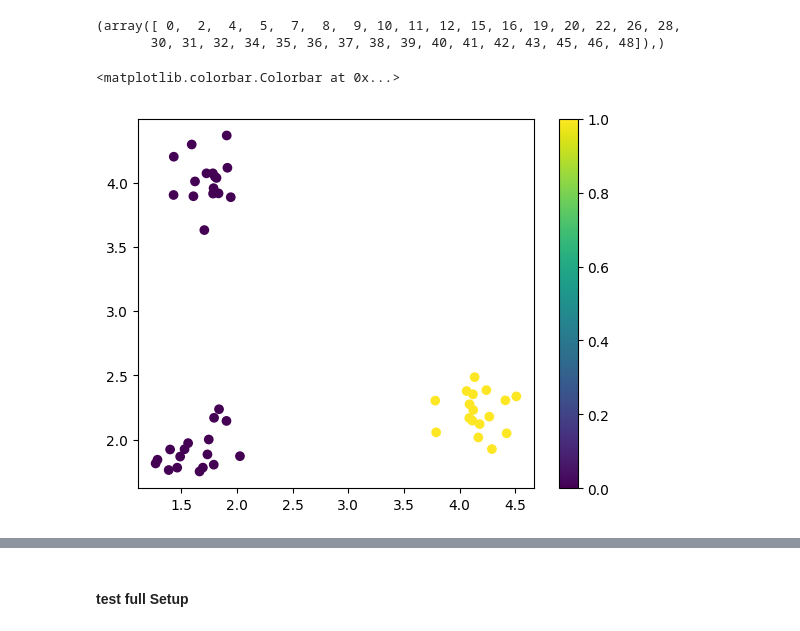
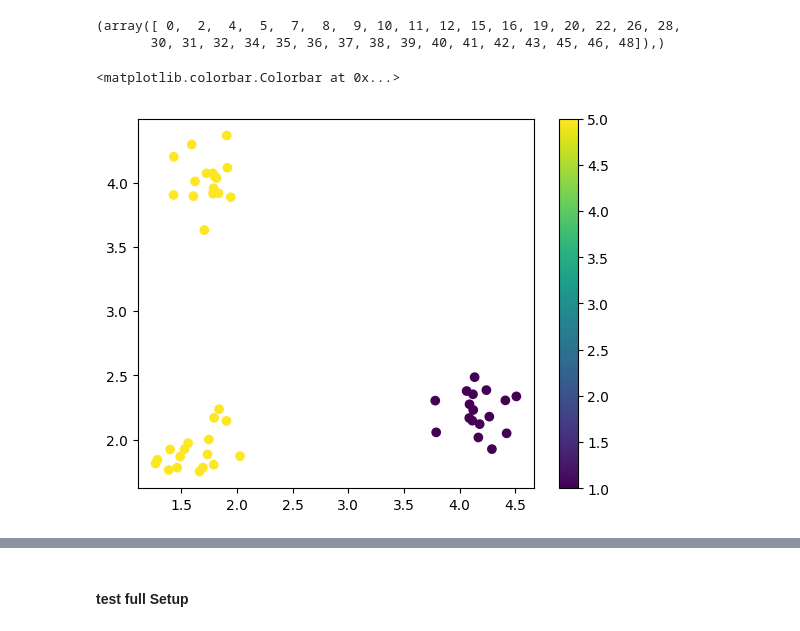
Before and after one commit to MrEwdew/DeepLearning25, a Jupyter notebook: week_2/Aufgabe_2_Multi_Class_Perceptrons.ipynb, the cells around one changed output, grey strips where cells are left out. Cells and saved outputs as stored; diff of their text form; code cells hidden in the pictures.

```diff
--- a/week_2/Aufgabe_2_Multi_Class_Perceptrons.ipynb
+++ b/week_2/Aufgabe_2_Multi_Class_Perceptrons.ipynb
@@ -254,10 +250,10 @@ print(pos)
        30, 31, 32, 34, 35, 36, 37, 38, 39, 40, 41, 42, 43, 45, 46, 48]),)
 # %%
 y_test=np.copy(y)
-y_test[pos]=0
+y_test[pos]=5
 plt.scatter(X[:,0],X[:,1],c=y_test)#set color
 plt.colorbar()
 #abline(1,2)
 # %% [output]
 <matplotlib.colorbar.Colorbar at 0x...>
-[figure, old version]
+[figure, new version]
```
Also changed, not shown: parts of 2 cells of this notebook.
